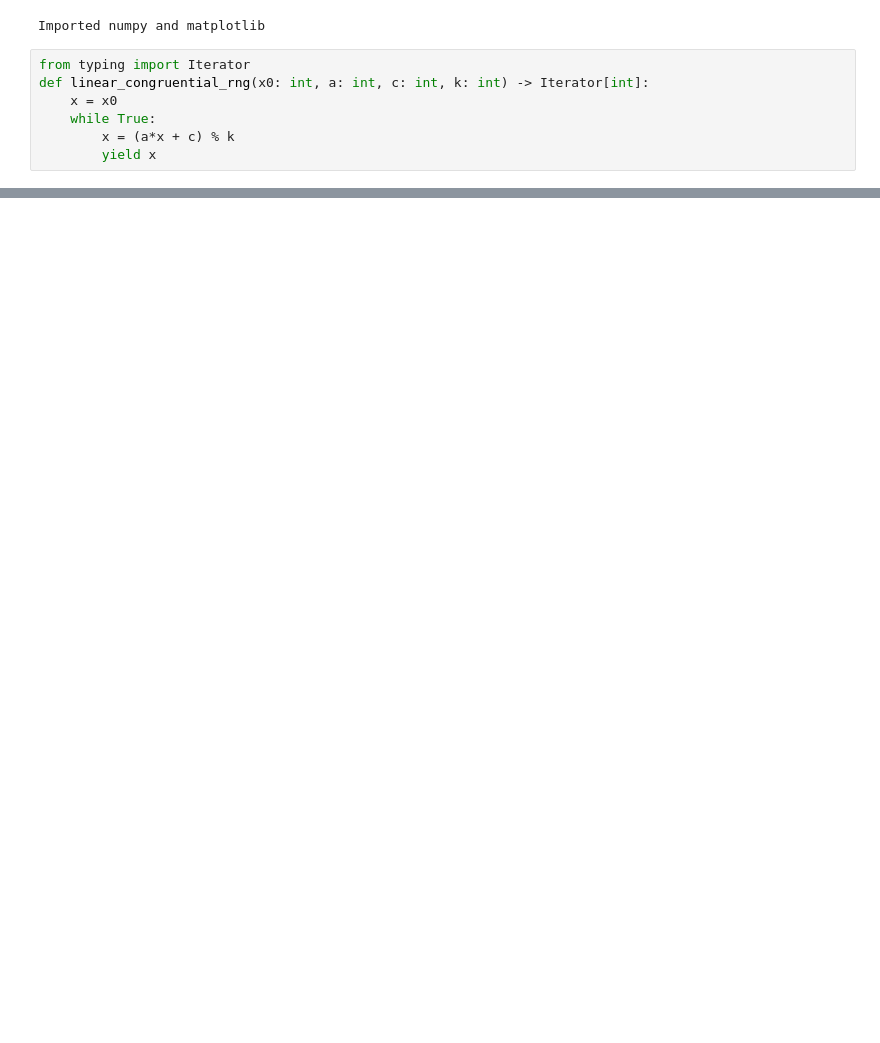
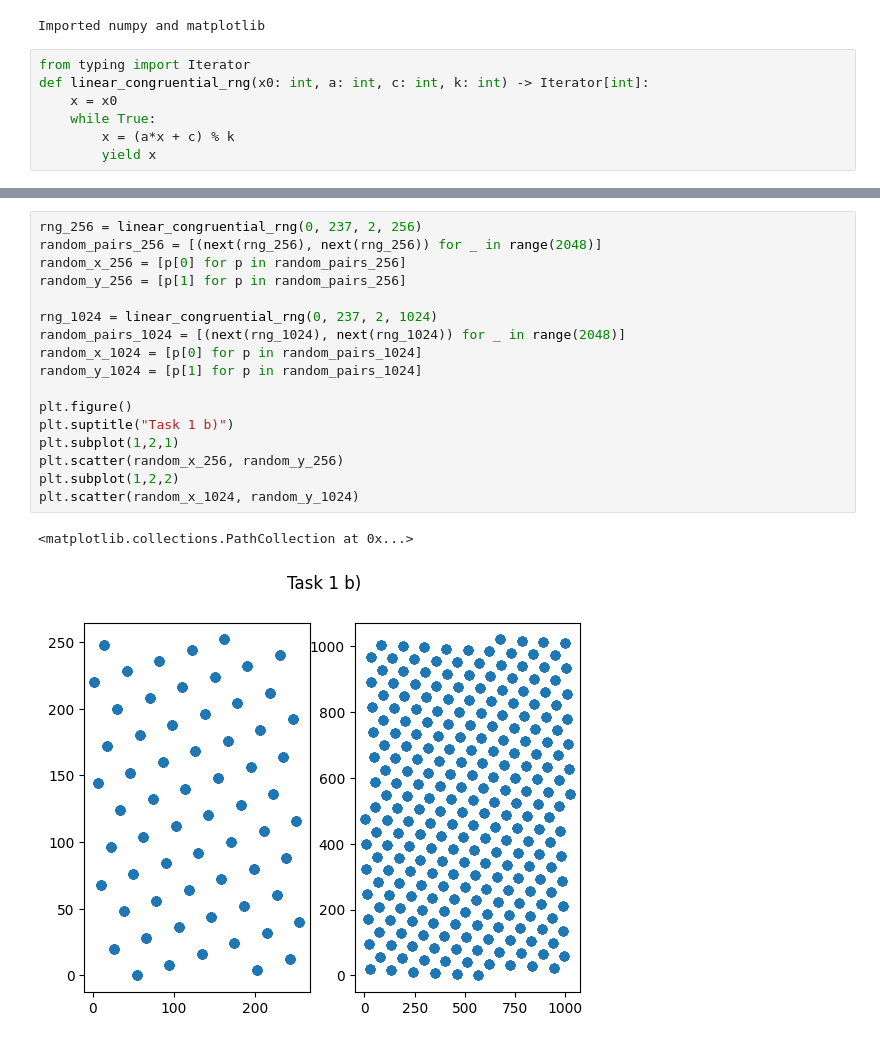
Before and after one commit to viljarjf/nano, a Jupyter notebook: year_4/TUM_computational_physics_2/01.ipynb, the cells around one changed output, grey strips where cells are left out. Cells and saved outputs as stored; diff of their text form; blank space fills up the shorter version.

```diff
--- a/year_4/TUM_computational_physics_2/01.ipynb
+++ b/year_4/TUM_computational_physics_2/01.ipynb
@@ -40,0 +42,20 @@ plt.scatter(random_x, random_y)
+# %%
+rng_256 = linear_congruential_rng(0, 237, 2, 256)
+random_pairs_256 = [(next(rng_256), next(rng_256)) for _ in range(2048)]
+random_x_256 = [p[0] for p in random_pairs_256]
+random_y_256 = [p[1] for p in random_pairs_256]
+
+rng_1024 = linear_congruential_rng(0, 237, 2, 1024)
+random_pairs_1024 = [(next(rng_1024), next(rng_1024)) for _ in range(2048)]
+random_x_1024 = [p[0] for p in random_pairs_1024]
+random_y_1024 = [p[1] for p in random_pairs_1024]
+
+plt.figure()
+plt.suptitle("Task 1 b)")
+plt.subplot(1,2,1)
+plt.scatter(random_x_256, random_y_256)
+plt.subplot(1,2,2)
+plt.scatter(random_x_1024, random_y_1024)
+# %% [output]
+<matplotlib.collections.PathCollection at 0x...>
+[figure, added]
```
Also changed, not shown: parts of 2 cells of this notebook.
